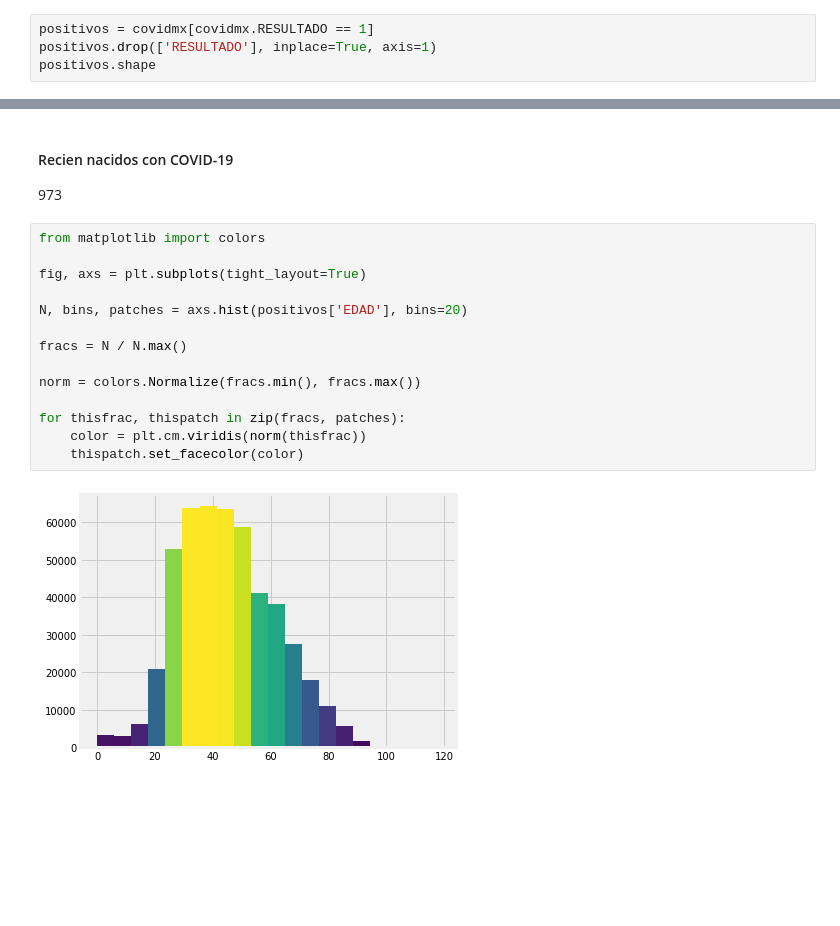
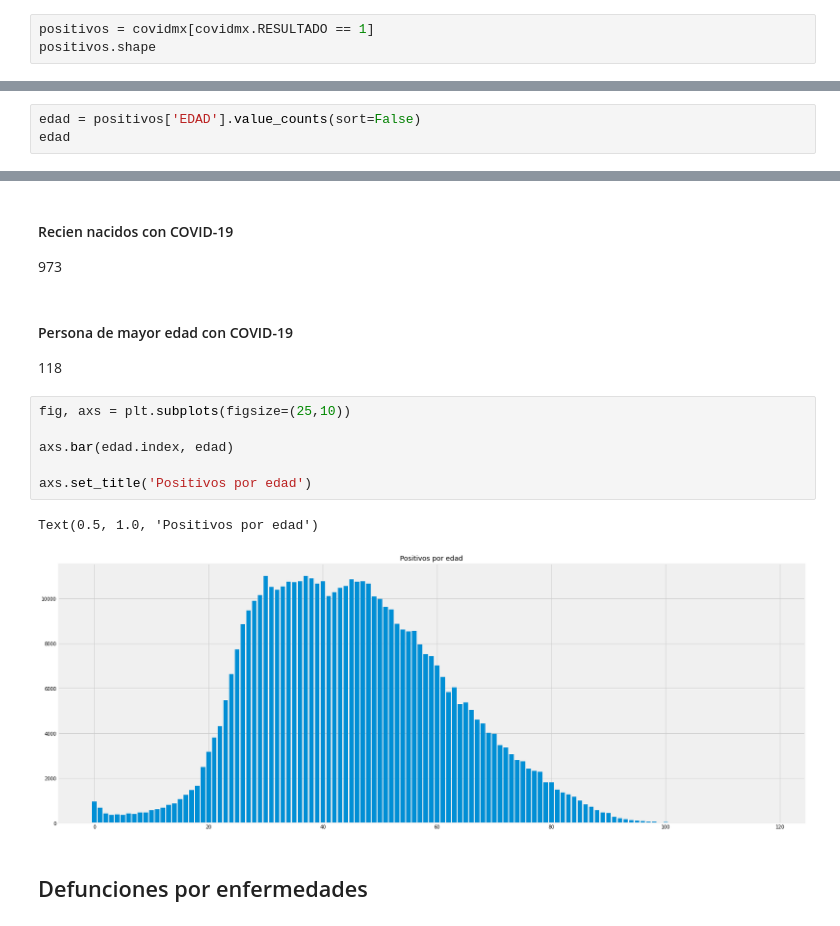
Before and after one commit to MisaelVargas/Verano2020, a Jupyter notebook: Unidad 6/Proyecto.ipynb, the cells around one changed output, grey strips where cells are left out. Cells and saved outputs as stored; diff of their text form; blank space fills up the shorter version.

```diff
--- a/Unidad 6/Proyecto.ipynb
+++ b/Unidad 6/Proyecto.ipynb
@@ -131,7 +122,6 @@ ax.pie(pctd, labels=labels, autopct='%1.2f%%')
 # Casos positivos
 # %%
 positivos = covidmx[covidmx.RESULTADO == 1]
-positivos.drop(['RESULTADO'], inplace=True, axis=1)
 positivos.shape
 # %% [output]
 (480278, 31)
@@ -243,0 +229,3 @@ recienacidos.shape
+# %%
+edad = positivos['EDAD'].value_counts(sort=False)
+edad
@@ -244,19 +245,17 @@ recienacidos.shape
 # %% [markdown]
 #### Recien nacidos con COVID-19
 973
-# %%
-from matplotlib import colors
-
-fig, axs = plt.subplots(tight_layout=True)
-
-N, bins, patches = axs.hist(positivos['EDAD'], bins=20)
-
-fracs = N / N.max()
-
-norm = colors.Normalize(fracs.min(), fracs.max())
-
-for thisfrac, thispatch in zip(fracs, patches):
-    color = plt.cm.viridis(norm(thisfrac))
-    thispatch.set_facecolor(color)
-# %% [output]
-[figure, removed]
+# %% [markdown]
+#### Persona de mayor edad con COVID-19
+118
+# %%
+fig, axs = plt.subplots(figsize=(25,10))
+
+axs.bar(edad.index, edad)
+
+axs.set_title('Positivos por edad')
+# %% [output]
+Text(0.5, 1.0, 'Positivos por edad')
+[figure, added]
+# %% [markdown]
+## Defunciones por enfermedades
```
Also changed, not shown: parts of 25 cells of this notebook.
